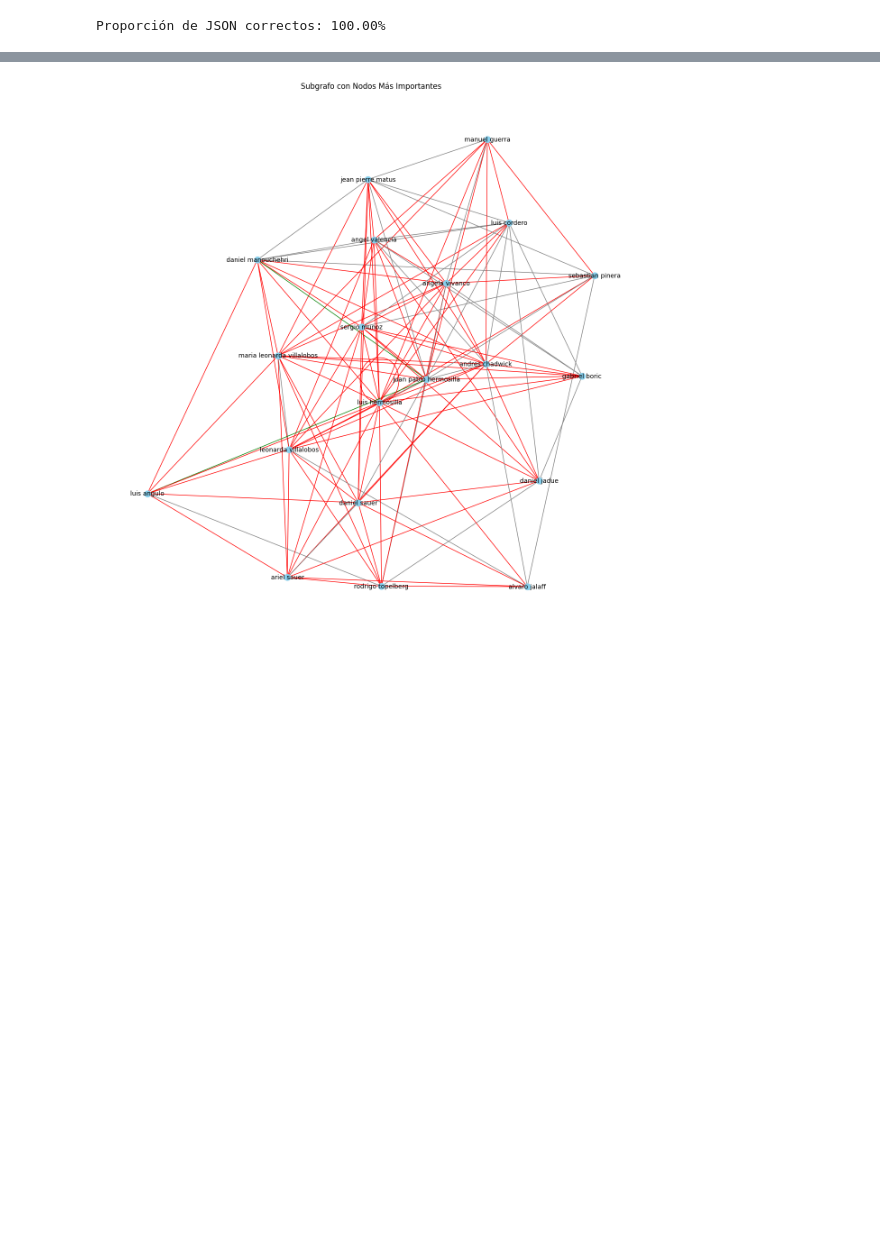
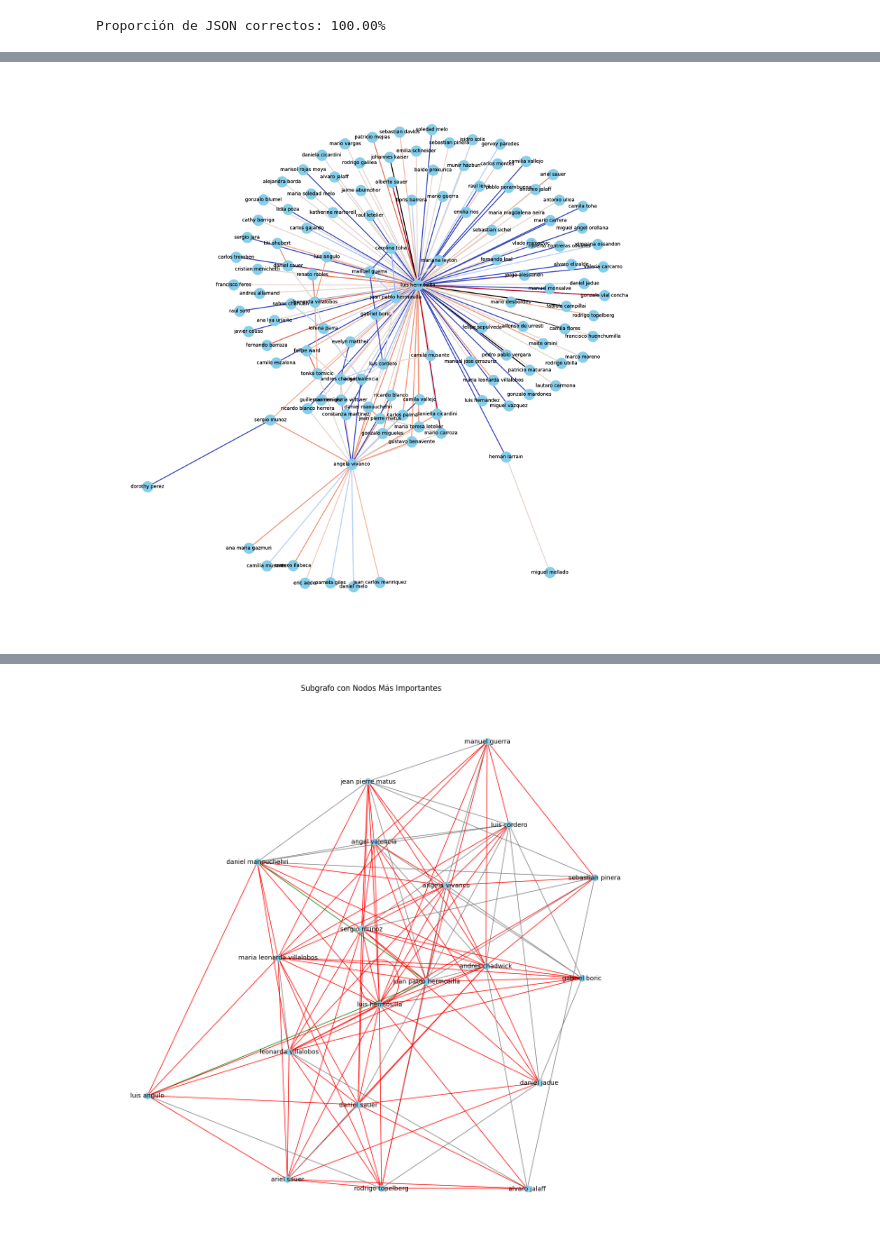
Before and after one commit to bpalas/caso-hermosilla, a Jupyter notebook: main.ipynb, the cells around one changed output, grey strips where cells are left out. Cells and saved outputs as stored; diff of their text form; code cells hidden in the pictures; blank space fills up the shorter version.

Commit message:
corruption _scale

```diff
--- a/main.ipynb
+++ b/main.ipynb
@@ -529,11 +524,0 @@ import matplotlib.pyplot as plt
-# %%
-import networkx as nx
-import matplotlib.pyplot as plt
-
-# Crear el grafo
-G = nx.Graph()
-for _, row in edgelist_df.iterrows():
-    persona1 = row['person_1']
-    persona2 = row['person_2']
-    label = row['label']
-    G.add_edge(persona1, persona2, label=label)
@@ -560,3 +524,0 @@ plt.show()
-# %%
-edgelist_df = edgelist_df.sort_values(by='person_1')
-edgelist_df
@@ -576,0 +541,82 @@ edgelist_df
+# %%
+import pandas as pd
+import numpy as np
+import matplotlib
+import matplotlib.pyplot as plt
+
+label_to_scale = {
+    'observer': 1,
+    'investigator': 1,
+    'acquaintance': 2,
+    'whistleblower': 2,
+    'informant': 3,
+    'associate': 3,
+    'defendant': 5,
+    'beneficiary': 6,
+    'enabler': 6,
+    'intermediary': 7,
+    'accomplice': 8,
+    'partner': 8,
+    'financier': 9,
+    'collaborator': 10,
+    'other': 1
+}
+
+# Map labels to corruption scales
+edgelist_df['corruption_scale'] = edgelist_df['label'].map(label_to_scale)
+
+# Group by 'person_1' and 'person_2' to compute the mean corruption scale
+grouped_df = edgelist_df.groupby(['person_1', 'person_2']).agg({
+    'corruption_scale': 'mean'
+}).reset_index()
+
+# Normalize corruption_scale for color mapping
+norm = matplotlib.colors.Normalize(vmin=grouped_df['corruption_scale'].min(), vmax=grouped_df['corruption_scale'].max())
+grouped_df['corruption_scale_normalized'] = grouped_df['corruption_scale'].apply(norm)
+
+grouped_df['corruption_scale_normalized'] = grouped_df['corruption_scale_normalized'] ** 0.5  # Square root transformation
+
+# Choose a colormap (blue to red)
+cmap = plt.get_cmap('coolwarm')
+
+# Map normalized values to colors
+grouped_df['color'] = grouped_df['corruption_scale_normalized'].apply(lambda x: matplotlib.colors.rgb2hex(cmap(x)))
+
+# Display the final DataFrame
+print(grouped_df.head())
+
+
+
+import networkx as nx
+
+# Create a graph from the DataFrame
+G = nx.from_pandas_edgelist(grouped_df, 'person_1', 'person_2', edge_attr=True)
+
+# Set up the plot
+plt.figure(figsize=(12, 8))
+
+# Usar el layout spring para obtener posiciones
+pos = nx.spring_layout(G, seed=42)  # El seed asegura reproducibilidad
+
+
+# Extract edge colors from the graph attributes
+edge_colors = [data['color'] for _, _, data in G.edges(data=True)]
+
+# Dibujar el subgrafo
+plt.figure(figsize=(16, 16))
+
+# Usar el layout spring para el subgrafo
+pos = nx.spring_layout(G, seed=42)  # Ajusta el seed para reproducibilidad
+
+# Dibujar el subgrafo
+nx.draw(G, pos, with_labels=True, node_color='skyblue', node_size=500, font_size=10, font_color='black')
+
+
+
+nx.draw_networkx_labels(G, pos, font_size=10, font_family="sans-serif")
+
+# Draw edges with colors
+nx.draw_networkx_edges(G, pos, edge_color=edge_colors, width=2)
+
+plt.savefig("grafo_visualizacion_corruption_scale.png", format="png")
+# %% [output]
@@ -576,0 +637 @@ edgelist_df
+[figure, added]
```
Also changed, not shown: parts of 17 cells of this notebook, 7 other files.
